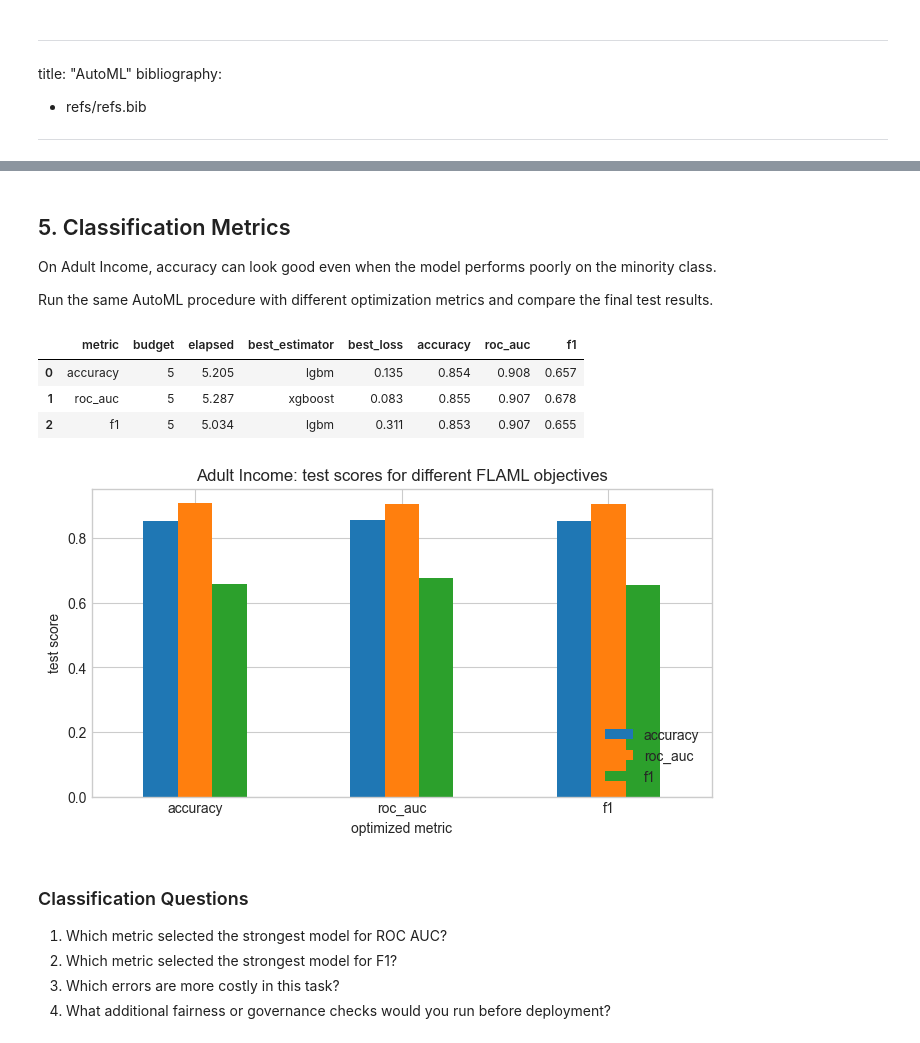
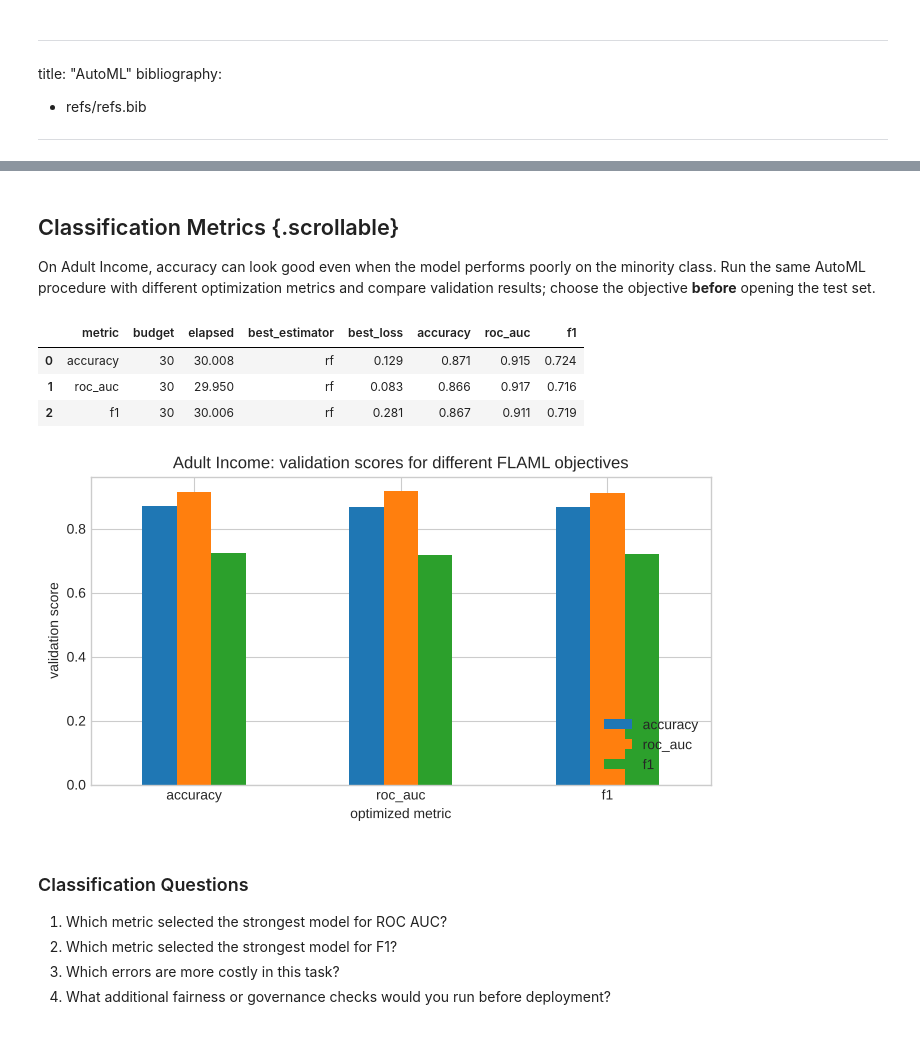
Before and after one commit to w4bo/AA2627-unibo-dcai, a Jupyter notebook: slides/lab-03-automl.ipynb, the cells around one changed output, grey strips where cells are left out. Drawn from its saved outputs; the diff is of its cells as text; code cells hidden in the pictures.

```diff
--- a/slides/lab-03-automl.ipynb
+++ b/slides/lab-03-automl.ipynb
@@ -355,0 +629,32 @@ X_cls_train
+# %%
+halving = HalvingRandomSearchCV(
+    hgb_pipeline,
+    param_distributions,
+    n_candidates=27,
+    factor=3,
+    resource="n_samples",
+    min_resources=min(300, max(30, len(X_cls_train) // 9)),
+    cv=hgb_cv,
+    scoring="roc_auc",
+    n_jobs=1,
+    random_state=RANDOM_STATE,
+)
+started_at = time.time()
+halving.fit(X_cls_train, y_cls_train)
+halving_elapsed = time.time() - started_at
+
+hgb_search_rows.append({
+    "search": "successive halving",
+    "n_configs": halving.n_candidates_[0],
+    "cv_evaluations": len(halving.cv_results_["params"]),
+    "elapsed_s": halving_elapsed,
+    "best_cv_roc_auc": halving.best_score_,
+    "validation_roc_auc": roc_auc_score(y_cls_val, halving.predict_proba(X_cls_val)[:, 1]),
+})
+for row in hgb_search_rows[:-1]:
+    row["cv_evaluations"] = row["n_configs"]
+
+display(pd.DataFrame({"iteration": range(halving.n_iterations_),
+                      "candidates": halving.n_candidates_,
+                      "rows_per_candidate": halving.n_resources_}))
+pd.DataFrame(hgb_search_rows).round(4)
@@ -421,9 +879,7 @@ AutoML systems should be compared against sensible baselines, not just exhaustiv
 # %% [markdown]
-## 5. Classification Metrics
+## Classification Metrics {.scrollable}
 
-On Adult Income, accuracy can look good even when the model performs poorly on the minority class.
-
-Run the same AutoML procedure with different optimization metrics and compare the final test results.
+On Adult Income, accuracy can look good even when the model performs poorly on the minority class. Run the same AutoML procedure with different optimization metrics and compare validation results; choose the objective **before** opening the test set.
 # %%
 def run_flaml_classification(metric="roc_auc", time_budget=time_budget):
     model = AutoML()
@@ -431,6 +887,12 @@ def run_flaml_classification(metric="roc_auc", time_budget=time_budget):
     model.fit(
         X_train=X_cls_train_flaml,
         y_train=y_cls_train,
+        X_val=X_cls_val_flaml,
+        y_val=y_cls_val,
+        eval_method="holdout",
+        retrain_full=False,
+        estimator_list=CLASSIFIERS,
+        n_jobs=1,
         task="classification",
         metric=metric,
         time_budget=time_budget,
@@ -439,7 +901,7 @@ def run_flaml_classification(metric="roc_auc", time_budget=time_budget):
         verbose=0,
     )
     elapsed = time.time() - started_at
-    scores = evaluate_classifier(model, X_cls_test_flaml, y_cls_test)
+    scores = evaluate_classifier(model, X_cls_val_flaml, y_cls_val)
     return {
         "metric": metric,
         "budget": time_budget,
@@ -456,20 +918,20 @@ classification_metric_results = pd.DataFrame(
 classification_metric_results.round(3)
 # %% [output]
 |  | metric | budget | elapsed | best_estimator | best_loss | accuracy | roc_auc | f1 |
-| 0 | accuracy | 5 | 5.205 | lgbm | 0.135 | 0.854 | 0.908 | 0.657 |
-| 1 | roc_auc | 5 | 5.287 | xgboost | 0.083 | 0.855 | 0.907 | 0.678 |
-| 2 | f1 | 5 | 5.034 | lgbm | 0.311 | 0.853 | 0.907 | 0.655 |
+| 0 | accuracy | 30 | 30.008 | rf | 0.129 | 0.871 | 0.915 | 0.724 |
+| 1 | roc_auc | 30 | 29.950 | rf | 0.083 | 0.866 | 0.917 | 0.716 |
+| 2 | f1 | 30 | 30.006 | rf | 0.281 | 0.867 | 0.911 | 0.719 |
 # %%
 fig, ax = plt.subplots(figsize=(8, 4))
 classification_metric_results.set_index("metric")[["accuracy", "roc_auc", "f1"]].plot(kind="bar", ax=ax)
-ax.set_title("Adult Income: test scores for different FLAML objectives")
+ax.set_title("Adult Income: validation scores for different FLAML objectives")
 ax.set_xlabel("optimized metric")
-ax.set_ylabel("test score")
+ax.set_ylabel("validation score")
 ax.legend(loc="lower right")
 plt.xticks(rotation=0)
 plt.show()
 # %% [output]
-[figure, old version]
+[figure, new version]
 # %% [markdown]
 ### Classification Questions
 
```
Also changed, not shown: parts of 123 cells of this notebook, 1 other file.
